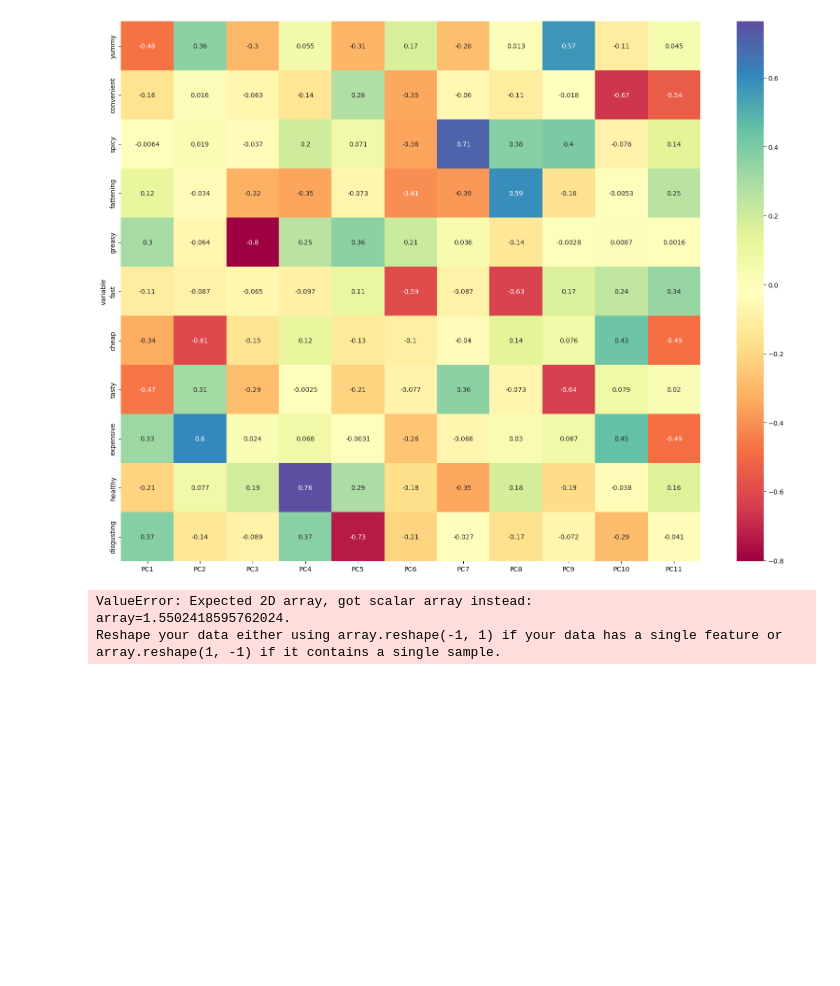
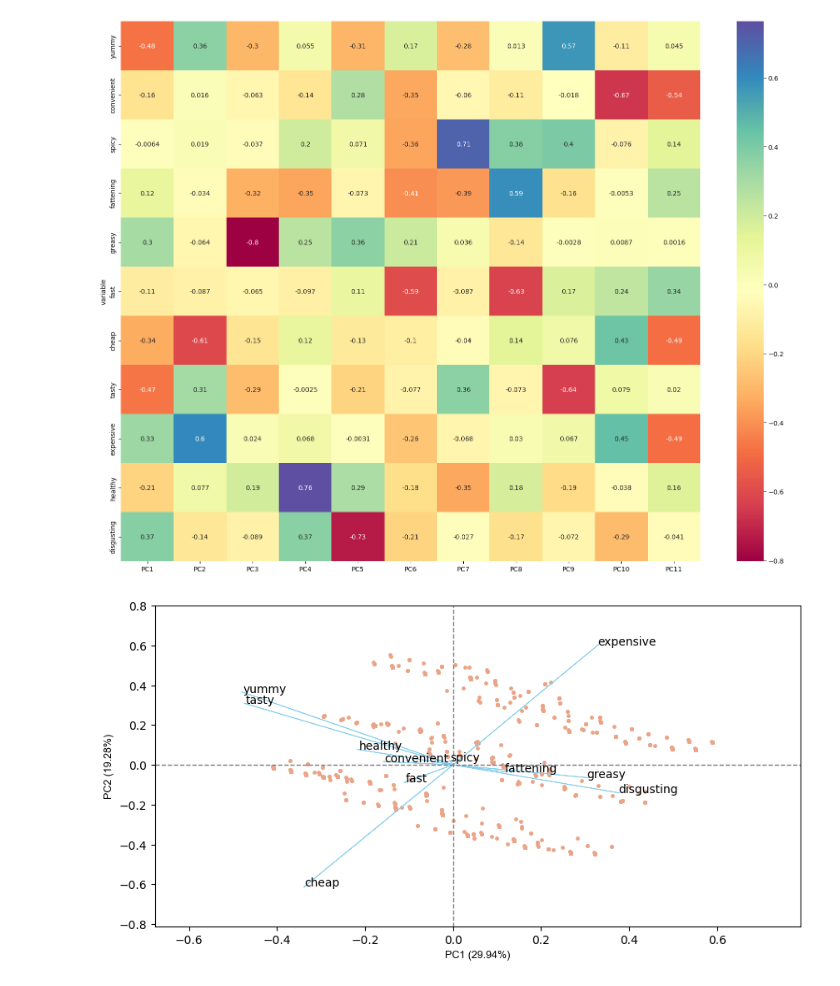
Before and after one commit to Mhashh/task2, a Jupyter notebook: task2.ipynb, the cells around one changed output. Cells and saved outputs as stored; diff of their text form; code cells hidden in the pictures; blank space fills up the shorter version.

Commit message:
add biplot

```diff
--- a/task2.ipynb
+++ b/task2.ipynb
@@ -170,11 +170,9 @@ plt.show()
 # %%
 # get PC scores
 pca_2 = PCA()
-pca_scores = pca_2.fit_transform(x)
+pca_scores = pca_2.fit_transform(sel_data)
 # get 2D biplot
-cluster.biplot(cscore=pca_scores, loadings=loadings, labels=df.columns.values, var1=round(pca.explained_variance_ratio_[0]*100, 2),
+cluster.biplot(cscore=pca_scores, loadings=loadings, labels=sel_data.columns.values, var1=round(pca.explained_variance_ratio_[0]*100, 2),
 var2=round(pca.explained_variance_ratio_[1]*100, 2),show=True,dim=(10,5))
 # %% [output]
-ValueError: Expected 2D array, got scalar array instead:
-array=1.5502418595762024.
-Reshape your data either using array.reshape(-1, 1) if your data has a single feature or array.reshape(1, -1) if it contains a single sample.
+[figure, added]
```
